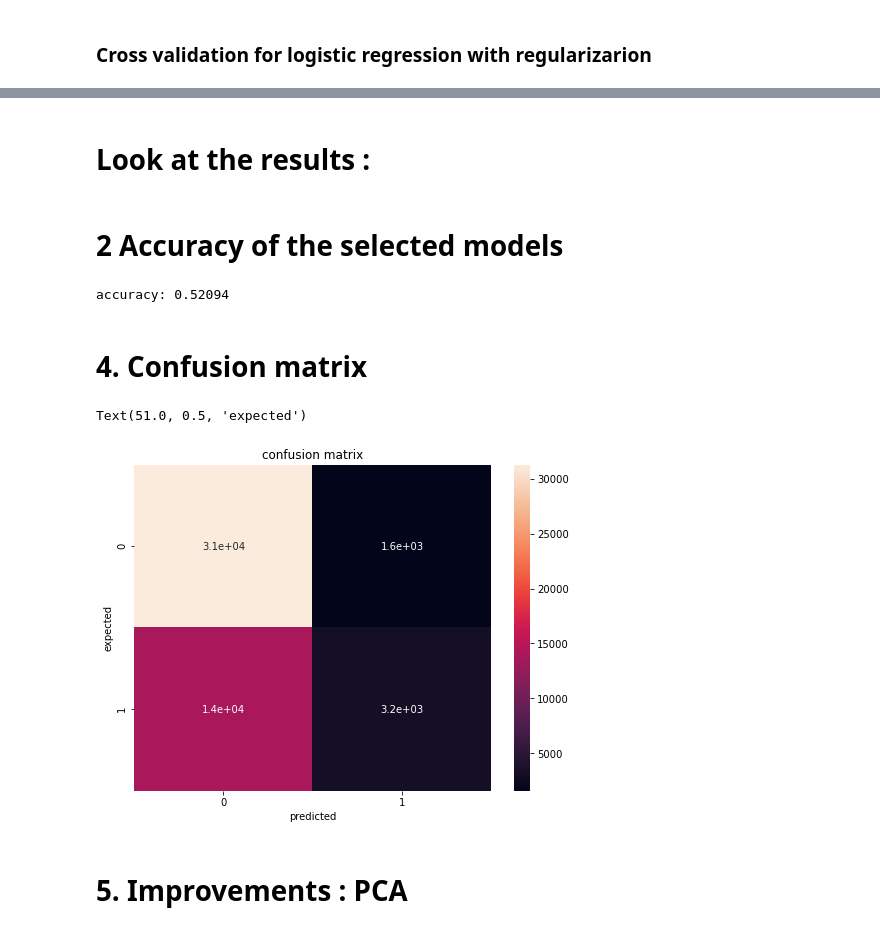
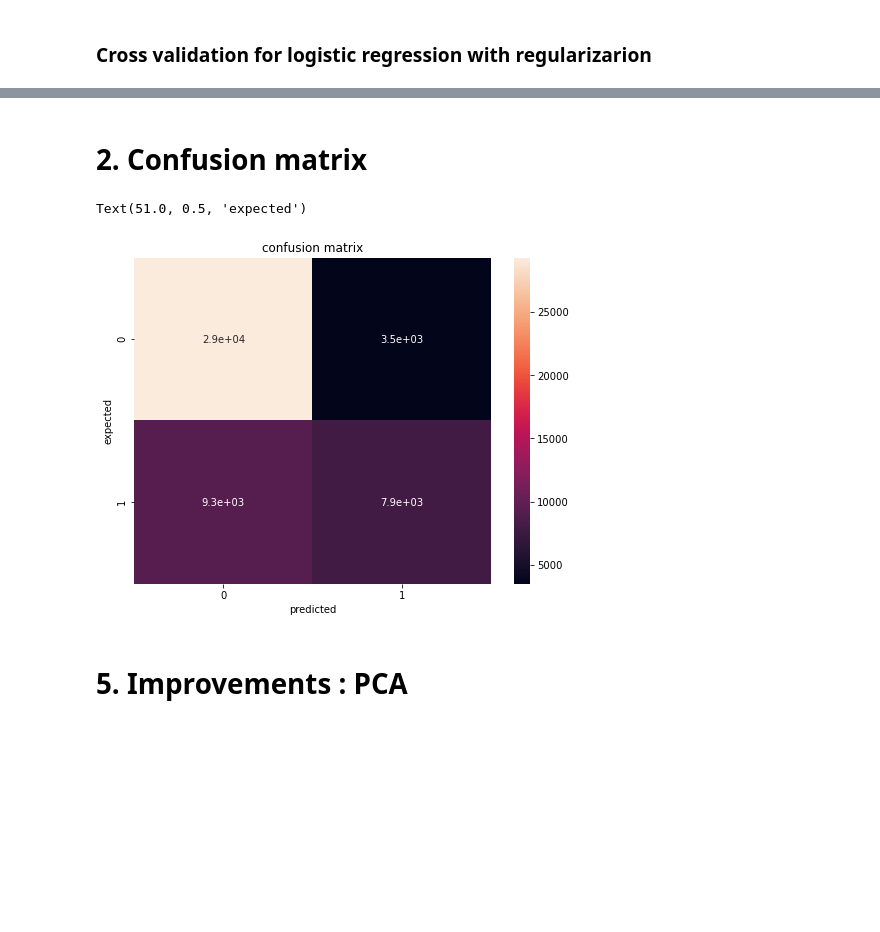
Before and after one commit to SonyaBlinova/ml-project-1-SES, a Jupyter notebook: project1.ipynb, the cells around one changed output, grey strips where cells are left out. Saved outputs shown, nothing was run; the diff lists cells and outputs as text; code cells hidden in the pictures; blank space fills up the shorter version.

```diff
--- a/project1.ipynb
+++ b/project1.ipynb
@@ -181,0 +273,7 @@ Test loss is 0.3373
+# %%
+y_preds = []
+for i in range(4):
+    w, loss = ridge_regression(y_trains[i], x_trains[i], lambda_=1e-4)
+    y_pred = predict_labels(w, x_tests[i])
+    y_preds.append(y_pred)
+print("accuracy :", accuracy(np.array(np.concatenate(y_preds)), np.array(np.concatenate(y_tests))))
@@ -245,11 +324,2 @@ bias_variance_demo()
 # %% [markdown]
 ## Logistic Regression
-# %%
-max_iters = 400
-gamma = 1.0
-initial_w = np.random.rand((x_train.shape[1]))
-
-w, loss = logistic_regression(y_train, x_train, initial_w, max_iters, gamma, plot_loss = True)
-test_loss = compute_mse(y_test, x_test, w)
-print("Train loss is {:.2f}".format(loss))
-print("Test loss is {:.2f}".format(test_loss))
@@ -259,0 +326,11 @@ Test loss is 3.21
+# %%
+max_iters = 500
+gamma = 0.1
+y_preds = []
+for i in range(4):
+    initial_w = np.random.rand((x_trains[i].shape[1]))
+    w, loss = logistic_regression(y_trains[i], x_trains[i], initial_w, max_iters, gamma, plot_loss = False)
+    y_pred = predict_labels_lr(w, x_tests[i])
+    y_preds.append(y_pred)
+
+print("accuracy :", accuracy(np.array(np.concatenate(y_preds)), np.array(np.concatenate(y_tests))))
@@ -297,0 +356,14 @@ Test loss is 0.48
+# %%
+max_iters = 800
+gamma = 0.1
+lambda_ = 1e-5
+y_preds = []
+w_lrr = []
+for i in range(4):
+    initial_w = np.random.rand((x_trains[i].shape[1]))
+    w, loss = reg_logistic_regression(y_trains[i], x_trains[i], lambda_, initial_w, max_iters, gamma, plot_loss = False)
+    y_pred = predict_labels(w, x_tests[i])
+    y_preds.append(y_pred)
+    w_lrr.append(w)
+
+print("accuracy :", accuracy(np.array(np.concatenate(y_preds)), np.array(np.concatenate(y_tests))))
@@ -311,2 +387,0 @@ cross_validation_demo(type_=type_, y=y, tx=tx, bd_left=bd_left, bd_right=bd_righ
-# %% [markdown]
-# Look at the results :
@@ -317,29 +388,19 @@ tx_tr, tx_te, y_tr, y_te = split_data(tx, y, ratio)
-# %% [markdown]
-# 2 Accuracy of the selected models
-# %%
-#weights, loss = least_squares(y_tr, tx_tr)
-y_pred = predict_labels_lr(w, x_test)
-# print(w_log)
-accu  = accuracy(y_pred,y_test)
-print("accuracy:",accu)
-# %% [output]
-accuracy: 0.52094
 # %% [markdown]
-# 4. Confusion matrix
+# 2. Confusion matrix
 # %%
 import seaborn as sn
 import matplotlib.pyplot as plt
 from sklearn.metrics import accuracy_score, confusion_matrix
 #confusion matrix
 fig, ax = plt.subplots(figsize = (8, 6))
-cm = confusion_matrix(y_test, y_pred, labels = [-1.0, 1.0])
+cm = confusion_matrix(np.array(np.concatenate(y_tests)), np.array(np.concatenate(y_preds)), labels = [-1.0, 1.0])
 sn.heatmap(cm, annot = True, axes = ax)
 plt.title("confusion matrix")
 plt.xlabel("predicted")
 plt.ylabel("expected")
 # %% [output]
 Text(51.0, 0.5, 'expected')
-[figure, old version]
+[figure, new version]
 # %% [markdown]
 # 5. Improvements : PCA
 # %%
```
Also changed, not shown: parts of 34 cells of this notebook, 2 other files.
